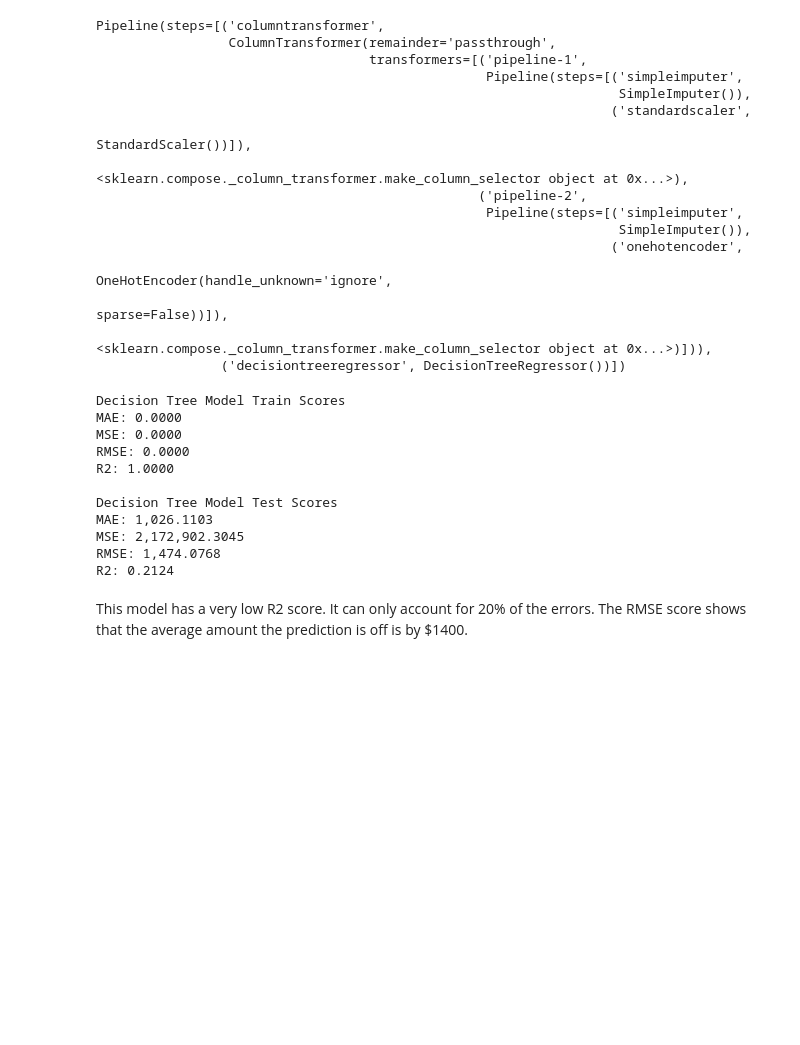
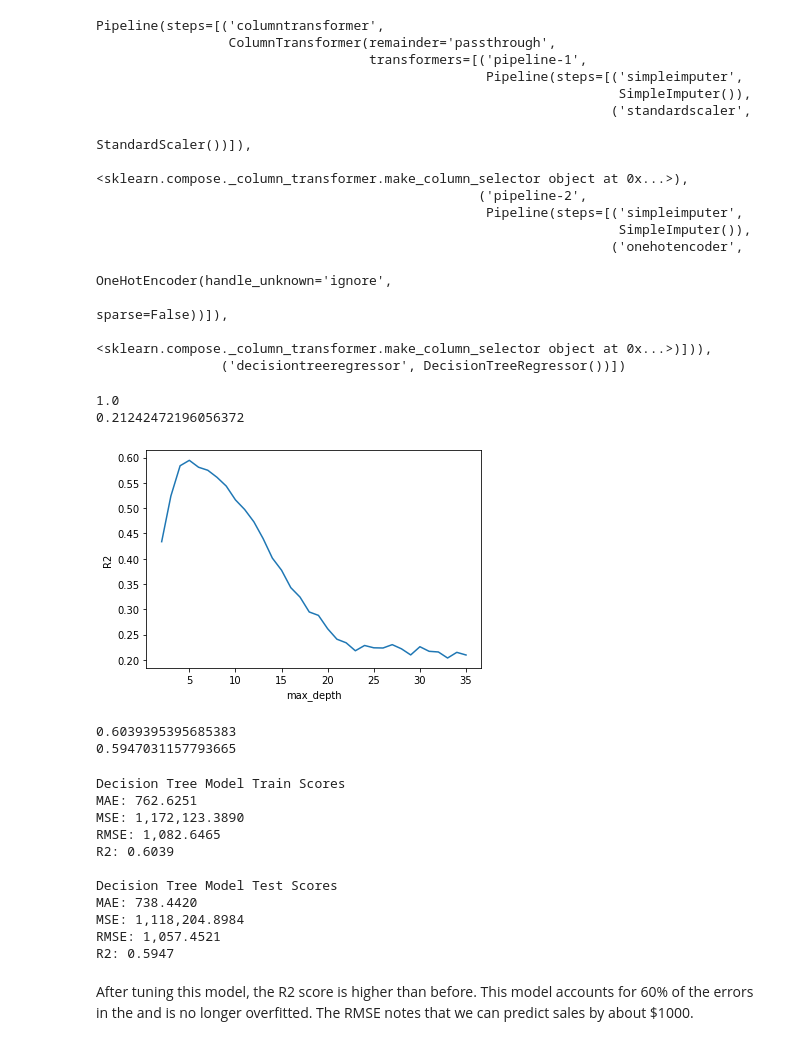
Before and after one commit to sharclark/Outlet_Sales, a Jupyter notebook: Outlet_Sales_Prediction_Model_Shar_Clark.ipynb, the cells around one changed output. Drawn from its saved outputs; the diff is of its cells as text; code cells hidden in the pictures; blank space fills up the shorter version.

```diff
--- a/Outlet_Sales_Prediction_Model_Shar_Clark.ipynb
+++ b/Outlet_Sales_Prediction_Model_Shar_Clark.ipynb
@@ -440,22 +460,63 @@ Pipeline(steps=[('columntransformer',
                                                                                  sparse=False))]),
                                                   <sklearn.compose._column_transformer.make_column_selector object at 0x...>)])),
                 ('decisiontreeregressor', DecisionTreeRegressor())])
+# %%
+# evaluate the model
+train_score = dec_tree.score(X_train_processed, y_train)
+test_score = dec_tree.score(X_test_processed, y_test)
+print(train_score)
+print(test_score)
+# model is definitely overfitting
+# %% [output]
+1.0
+0.21242472196056372
+# %%
+# List of values to try for max_depth:
+depths = list(range(2, 36)) # will try every value between 2 and 36
+# Data frame to store the score for each value of max_depth:
+scores = pd.DataFrame(index=depths, columns=['Test Score','Train Score'])
+for depth in depths:
+    dec_tree = DecisionTreeRegressor(max_depth=depth, random_state=42)
+    dec_tree.fit(X_train_processed, y_train)
+    train_score = dec_tree.score(X_train_processed, y_train)
+    test_score = dec_tree.score(X_test_processed, y_test)
+    scores.loc[depth, 'Train Score'] = train_score
+    scores.loc[depth, 'Test Score'] = test_score
+# %%
+# Visualize which max_depth leads to the highest r2 score
+import matplotlib.pyplot as plt
+plt.plot(depths, scores['Test Score'])
+plt.xlabel('max_depth')
+plt.ylabel('R2');
+# %% [output]
+[figure, added]
+# %%
+# Let's run the model with our optimized value for max_depth
+dec_tree_5 = DecisionTreeRegressor(max_depth = 5, random_state = 42)
+dec_tree_5.fit(X_train_processed, y_train)
+train_5_score = dec_tree_5.score(X_train_processed, y_train)
+test_5_score = dec_tree_5.score(X_test_processed, y_test)
+print(train_5_score)
+print(test_5_score)
+# %% [output]
+0.6039395395685383
+0.5947031157793665
 # %%
-model_metrics(dec_tree_pipe, x_train=X_train, y_train=y_train,
-                          x_test=X_test, y_test=y_test,
+model_metrics(dec_tree_5, x_train=X_train_processed, y_train=y_train,
+                          x_test=X_test_processed, y_test=y_test,
                            model_name='Decision Tree Model')
 # %% [output]
 Decision Tree Model Train Scores
-MAE: 0.0000
-MSE: 0.0000
-RMSE: 0.0000
-R2: 1.0000
+MAE: 762.6251
+MSE: 1,172,123.3890
+RMSE: 1,082.6465
+R2: 0.6039
 
 Decision Tree Model Test Scores
-MAE: 1,026.1103
-MSE: 2,172,902.3045
-RMSE: 1,474.0768
-R2: 0.2124
+MAE: 738.4420
+MSE: 1,118,204.8984
+RMSE: 1,057.4521
+R2: 0.5947
-# %% [markdown]
-This model has a very low R2 score. It can only account for 20% of the errors. The RMSE score shows that the average amount the prediction is off is by $1400.
+# %% [markdown]
+After tuning this model, the R2 score is higher than before. This model accounts for 60% of the errors in the and is no longer overfitted. The RMSE notes that we can predict sales by about $1000.
 # %%
```
Also changed, not shown: parts of 3 cells of this notebook.
